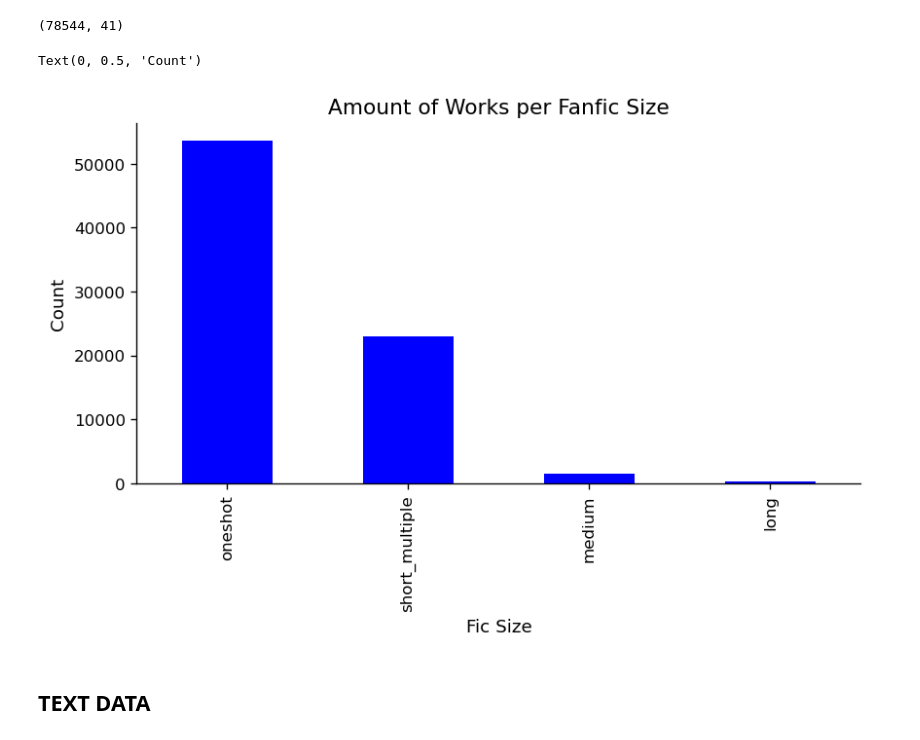
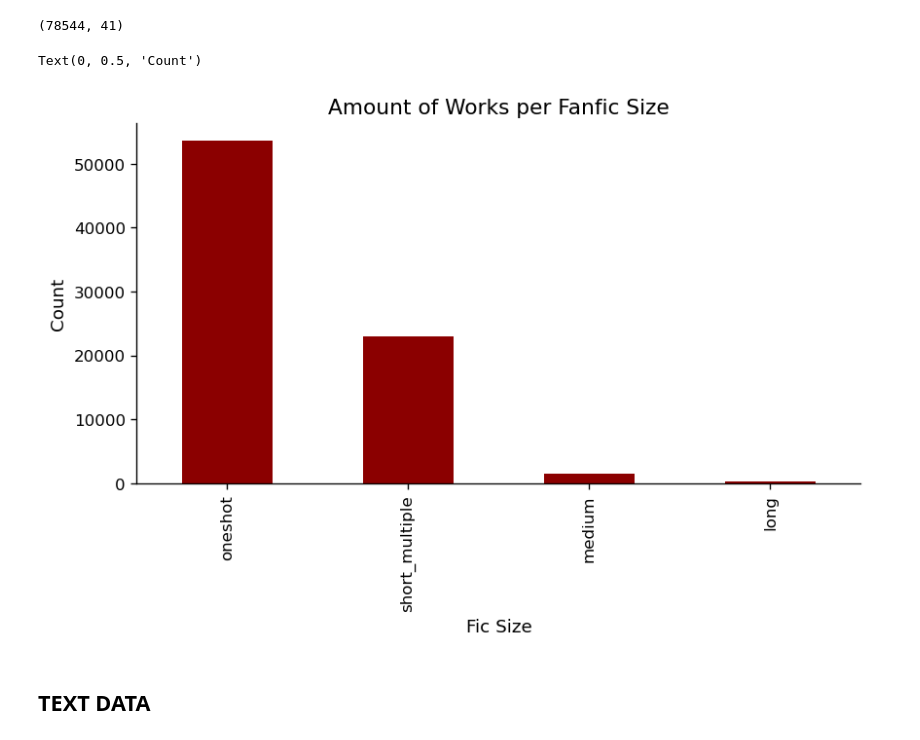
Before and after one commit to Karemanyasser/final_assignment_IAT-461, a Jupyter notebook: ao3_EDA.ipynb, the cells around one changed output. Drawn from its saved outputs; the diff is of its cells as text; code cells hidden in the pictures.

```diff
--- a/ao3_EDA.ipynb
+++ b/ao3_EDA.ipynb
@@ -316,4 +342,4 @@ for j, col in enumerate(num_features):
 # %%
-for i, col in enumerate(num_features):
-    features[f"log_{col}"] = np.log1p(features[col])
+# for i, col in enumerate(num_features):
+#     features[f"log_{col}"] = np.log1p(features[col])
 # %%
@@ -363,15 +387,15 @@ features["fic_size"] = features.apply(lambda row: map_size(row['Chapters'], row[
 # %%
 fig, ax = plt.subplots(1, figsize=(8, 4))
 
-# Plot 1 — YOUR CODE
-features['fic_size'].value_counts().sort_values(ascending= False).plot(kind='bar', color='blue', ax = ax)
-# axes[0].bar(result, color='skyblue', width=0.6)
+
+features['fic_size'].value_counts().sort_values(ascending= False).plot(kind='bar', color='darkred', ax = ax)
+
 ax.set_title("Amount of Works per Fanfic Size")
 ax.set_xlabel("Fic Size")
 ax.set_ylabel("Count")
 # %% [output]
 Text(0, 0.5, 'Count')
-[figure, old version]
+[figure, new version]
 # %% [markdown]
 ## TEXT DATA
 # %%
```
Also changed, not shown: parts of 45 cells of this notebook.
